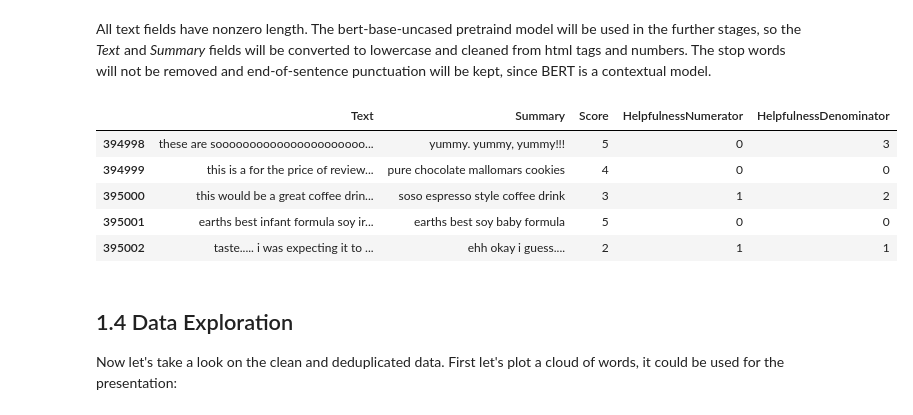
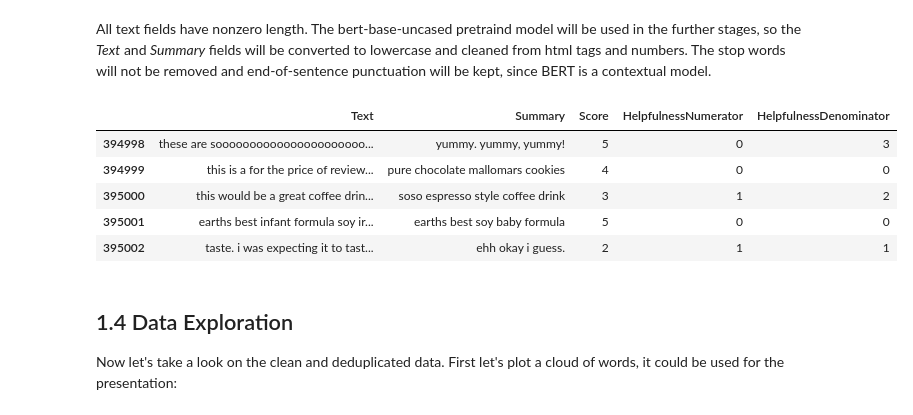
Before and after one commit to EvgenyGorelov/Food_Reviews, a Jupyter notebook: Exploration.ipynb, the cells around one changed output. Cells and saved outputs as stored; diff of their text form; code cells hidden in the pictures.

```diff
--- a/Exploration.ipynb
+++ b/Exploration.ipynb
@@ -239,25 +239,3 @@ All text fields have nonzero length.
 The bert-base-uncased pretraind model will be used in the further stages,
 so the *Text* and *Summary* fields will be converted to lowercase and cleaned from
 html tags and numbers. The stop words will not be removed and end-of-sentence punctuation will be kept, since BERT is a contextual model.
-# %%
-def remove_tags(string):
-    result = re.sub('<.*?>','',string)
-    return result
-def keep_low_punct(string):
-    result = re.sub('[^\.a-z,!? ]','',string) # keeps only lowercase and . , ? !
-    return result
-df_dedup_lo_nt = df_dedup.copy()
-df_dedup_lo_nt["Text"] = df_dedup_lo_nt["Text"].apply(lambda x: remove_tags(x))
-df_dedup_lo_nt["Text"] = df_dedup_lo_nt["Text"].apply(lambda x: x.lower())
-df_dedup_lo_nt["Text"] = df_dedup_lo_nt["Text"].apply(lambda x: keep_low_punct(x))
-df_dedup_lo_nt["Summary"] = df_dedup_lo_nt["Summary"].apply(lambda x: remove_tags(x))
-df_dedup_lo_nt["Summary"] = df_dedup_lo_nt["Summary"].apply(lambda x: x.lower())
-df_dedup_lo_nt["Summary"] = df_dedup_lo_nt["Summary"].apply(lambda x: keep_low_punct(x))
-df_dedup_lo_nt.tail()
-# %% [output]
-|  | Text | Summary | Score | HelpfulnessNumerator | HelpfulnessDenominator |
-| 394998 | these are soooooooooooooooooooooo... | yummy. yummy, yummy!!! | 5 | 0 | 3 |
-| 394999 | this is a for the price of review... | pure chocolate mallomars cookies | 4 | 0 | 0 |
-| 395000 | this would be a great coffee drin... | soso espresso style coffee drink | 3 | 1 | 2 |
-| 395001 | earths best infant formula soy ir... | earths best soy baby formula | 5 | 0 | 0 |
-| 395002 | taste..... i was expecting it to ... | ehh okay i guess.... | 2 | 1 | 1 |
@@ -264,3 +267,16 @@ df_dedup_lo_nt.tail()
+# %%
+df_dedup_lo_nt = df_dedup.copy()
+df_dedup_lo_nt["Text"] = df_dedup_lo_nt["Text"].apply(lambda x: clean_string(x))
+df_dedup_lo_nt["Summary"] = df_dedup_lo_nt["Summary"].apply(lambda x: clean_string(x))
+
+df_dedup_lo_nt.tail()
+# %% [output]
+|  | Text | Summary | Score | HelpfulnessNumerator | HelpfulnessDenominator |
+| 394998 | these are soooooooooooooooooooooo... | yummy. yummy, yummy! | 5 | 0 | 3 |
+| 394999 | this is a for the price of review... | pure chocolate mallomars cookies | 4 | 0 | 0 |
+| 395000 | this would be a great coffee drin... | soso espresso style coffee drink | 3 | 1 | 2 |
+| 395001 | earths best infant formula soy ir... | earths best soy baby formula | 5 | 0 | 0 |
+| 395002 | taste. i was expecting it to tast... | ehh okay i guess. | 2 | 1 | 1 |
 # %%
 #df_dedup.to_csv("ReviewsDedup.csv.zip", compression="zip")
 df_dedup_lo_nt.to_csv("ReviewsDedupLowNT.csv.zip", compression="zip")
```
Also changed, not shown: parts of 3 cells of this notebook.
